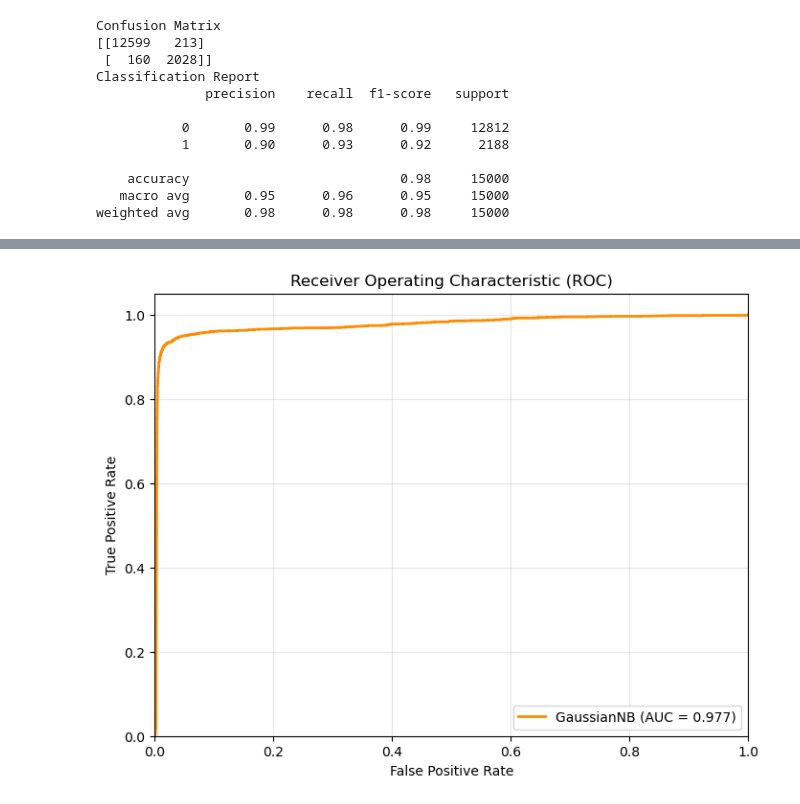
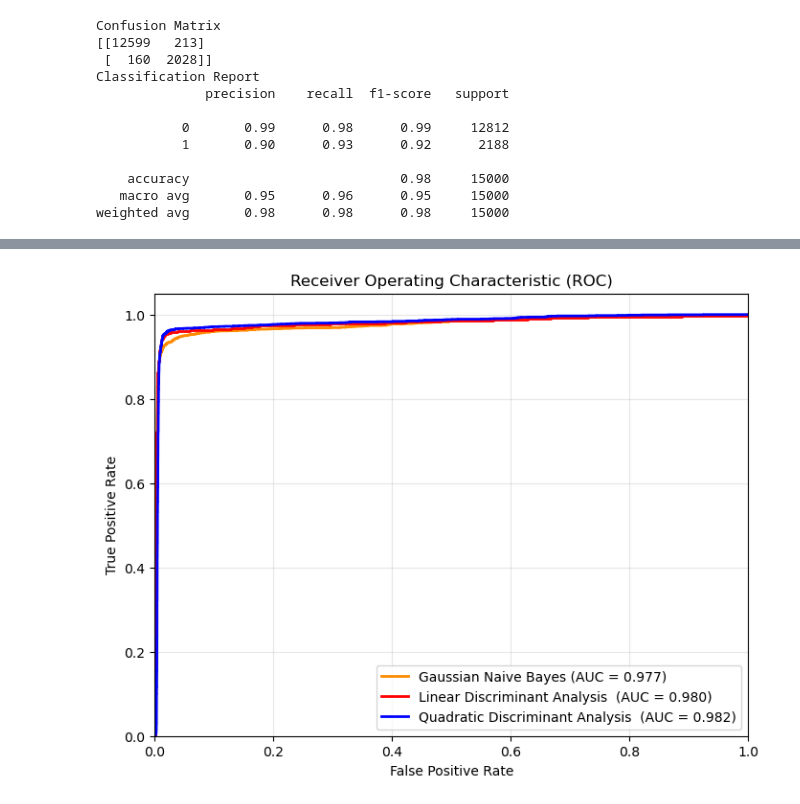
Before and after one commit to Matteo-Raschi/astrostatistics_bicocca_2026, a Jupyter notebook: working/L19.ipynb, the cells around one changed output, grey strips where cells are left out. Drawn from its saved outputs; the diff is of its cells as text; code cells hidden in the pictures.

```diff
--- a/working/L19.ipynb
+++ b/working/L19.ipynb
@@ -99,0 +127,14 @@ weighted avg       0.98      0.98      0.98     15000
+# %%
+from sklearn.discriminant_analysis import QuadraticDiscriminantAnalysis
+
+qda = QuadraticDiscriminantAnalysis()
+
+qda.fit(X_train, y_train)
+
+y_pred_qda = gnb.predict(X_val)
+
+print("Confusion Matrix")
+print(confusion_matrix(y_val, y_pred_qda))
+
+print("Classification Report")
+print(classification_report(y_val, y_pred_qda))
@@ -100,26 +154,35 @@ weighted avg       0.98      0.98      0.98     15000
 # %%
-import matplotlib.pyplot as plt
+from sklearn.metrics import roc_curve, auc
 
 # 1. Get the predicted probabilities for the positive class
-y_prob = gnb.predict_proba(X_val)[:, 1]
+y_prob_gnb = gnb.predict_proba(X_val)[:, 1]
+y_prob_lna = Lna.predict_proba(X_val)[:,1]
+y_prob_qda = qda.predict_proba(X_val)[:,1]
 
 # 2. Calculate the False Positive Rate (FPR) and True Positive Rate (TPR)
-fpr, tpr, thresholds = roc_curve(y_val, y_prob)
+fpr_gnb, tpr_gnb, thresholds_gnb = roc_curve(y_val, y_prob_gnb)
+fpr_lna, tpr_lna, thresholds_lna = roc_curve(y_val, y_prob_lna)
+fpr_qda, tpr_qda, thresholds_qda = roc_curve(y_val, y_prob_qda)
+
 
 # 3. Calculate the Area Under the Curve (AUC)
-roc_auc = auc(fpr, tpr)
+roc_auc_gnb = auc(fpr_gnb, tpr_gnb)
+roc_auc_lna = auc(fpr_lna, tpr_lna)
+roc_auc_qda = auc(fpr_qda, tpr_qda)
 
 # 4. Plot the ROC curve
 plt.figure(figsize=(8, 6))
-plt.plot(fpr, tpr, color='darkorange', lw=2, label=f'GaussianNB (AUC = {roc_auc:.3f})')
+plt.plot(fpr_gnb, tpr_gnb, color='darkorange', lw=2, label=f'Gaussian Naive Bayes (AUC = {roc_auc_gnb:.3f})')
+plt.plot(fpr_lna, tpr_lna, color='red', lw=2, label=f'Linear Discriminant Analysis  (AUC = {roc_auc_lna:.3f})')
+plt.plot(fpr_qda, tpr_qda, color='blue', lw=2, label=f'Quadratic Discriminant Analysis  (AUC = {roc_auc_qda:.3f})')
 
 plt.xlim([0.0, 1.0])
 plt.ylim([0.0, 1.05])
 plt.xlabel('False Positive Rate')
 plt.ylabel('True Positive Rate')
 plt.title('Receiver Operating Characteristic (ROC)')
 plt.legend(loc="lower right")
 plt.grid(alpha=0.3)
 plt.show()
 # %% [output]
-[figure, old version]
+[figure, new version]
```
Also changed, not shown: parts of 3 cells of this notebook, 3 other files.
